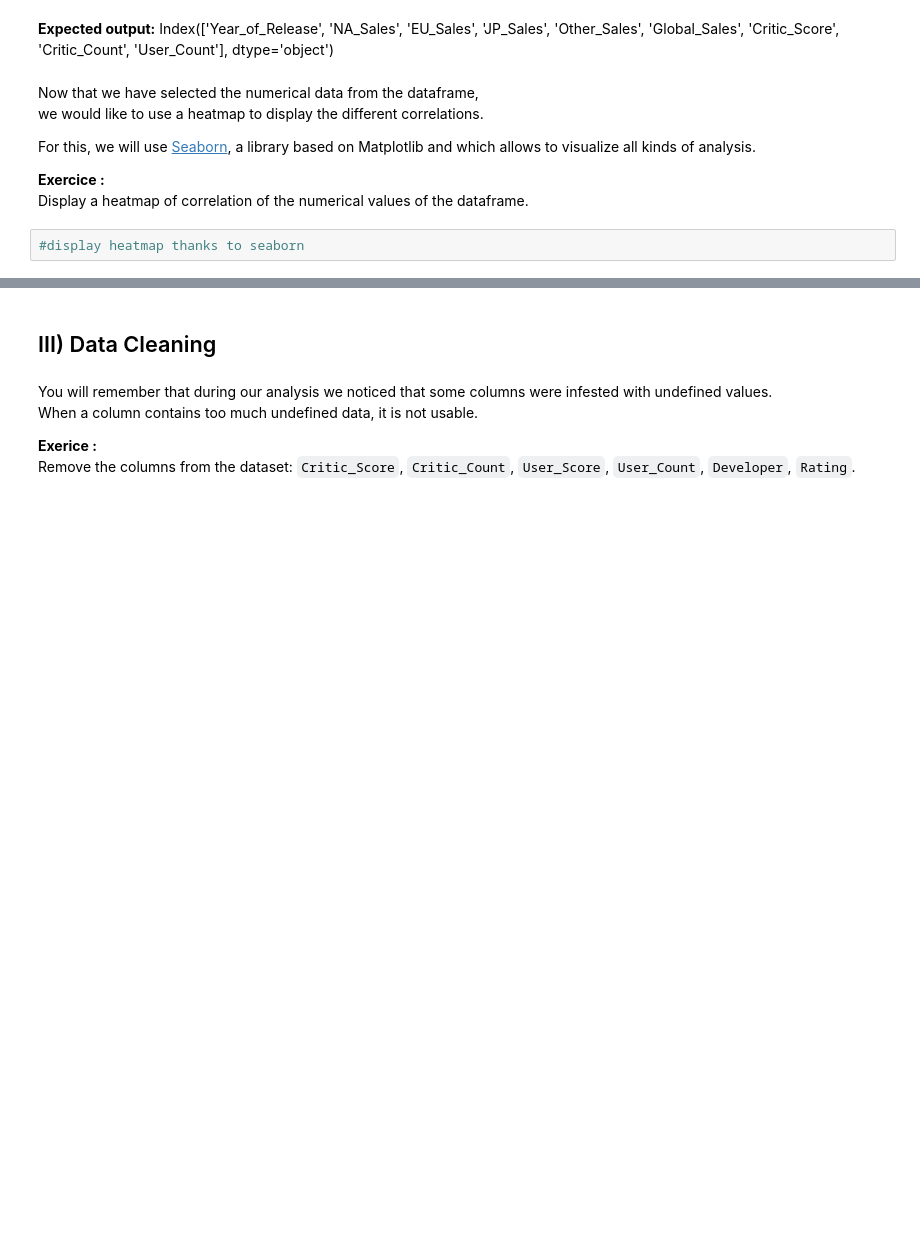
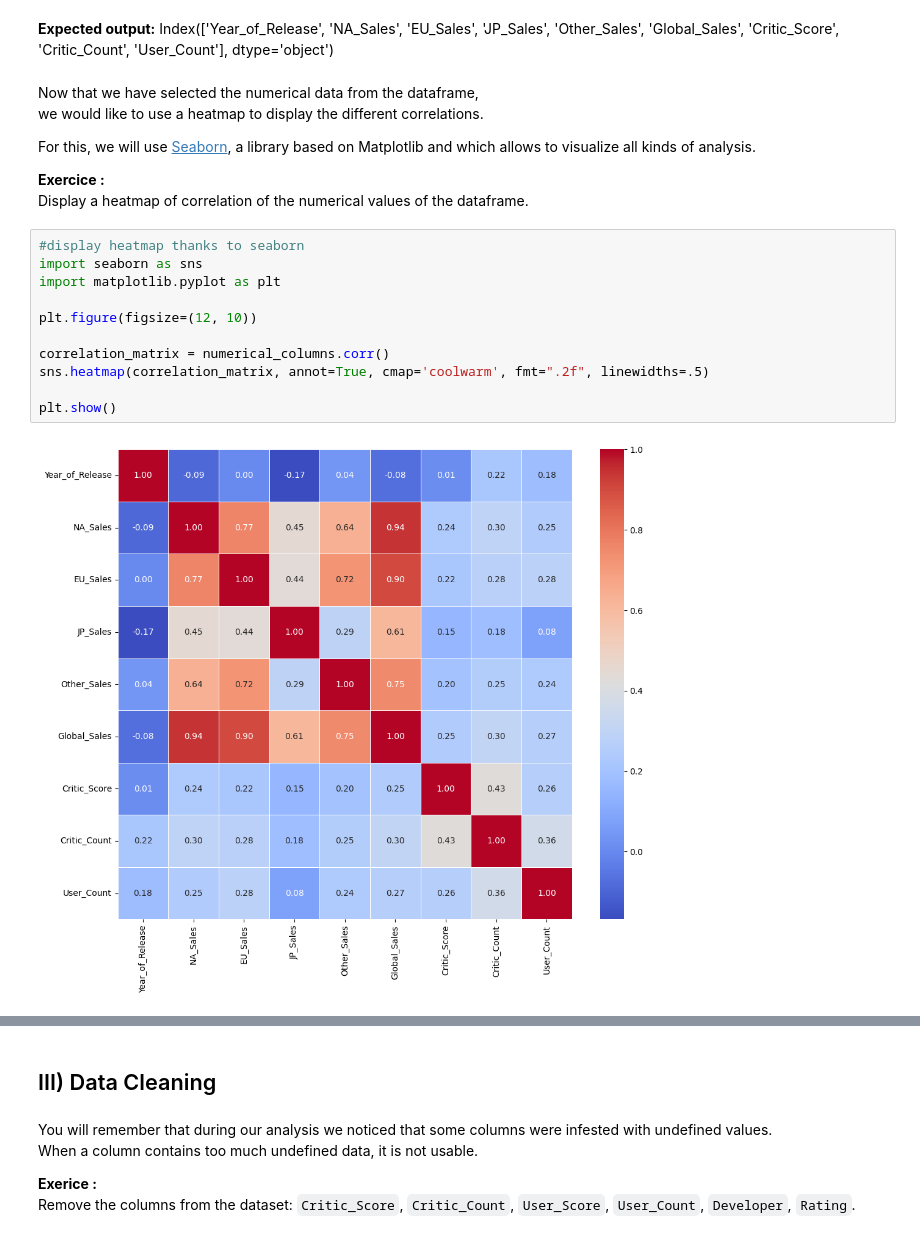
Before and after one commit to PoC-Community/ia-pandas-Briceuuuh, a Jupyter notebook: 2.video_games_data_visualisation.ipynb, the cells around one changed output, grey strips where cells are left out. Cells and saved outputs as stored; diff of their text form; blank space fills up the shorter version.

```diff
--- a/2.video_games_data_visualisation.ipynb
+++ b/2.video_games_data_visualisation.ipynb
@@ -287,6 +287,17 @@ For this, we will use [Seaborn](https://seaborn.pydata.org/), a library based on
 Display a heatmap of correlation of the numerical values of the dataframe.
 # %%
 #display heatmap thanks to seaborn
+import seaborn as sns
+import matplotlib.pyplot as plt
+
+plt.figure(figsize=(12, 10))
+
+correlation_matrix = numerical_columns.corr()
+sns.heatmap(correlation_matrix, annot=True, cmap='coolwarm', fmt=".2f", linewidths=.5)
+
+plt.show()
+# %% [output]
+[figure, added]
 # %% [markdown]
 **Expected output:**\
 <img src="./image/heatmap.png"/>
```
Also changed, not shown: parts of 5 cells of this notebook.
